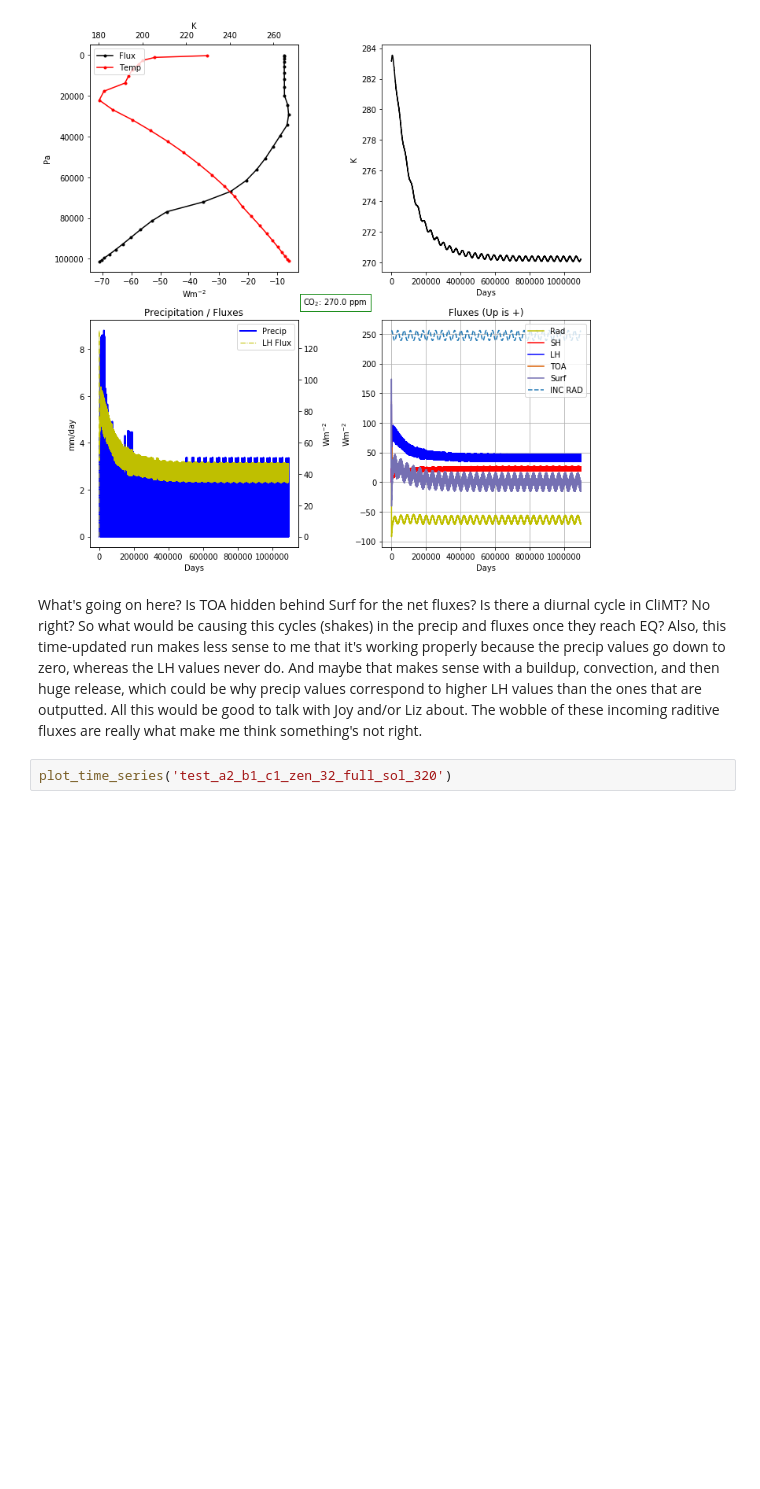
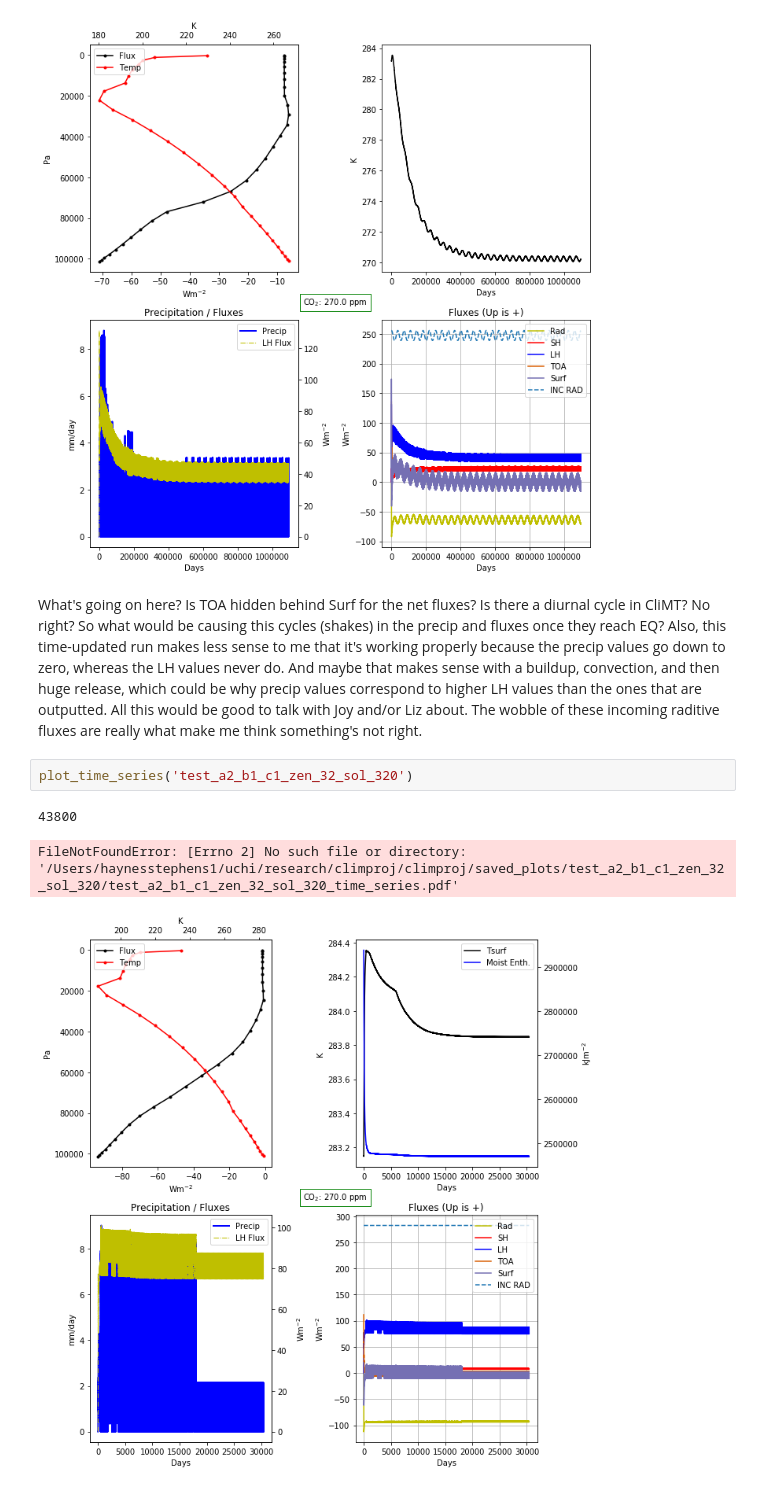
Before and after one commit to HaynesStephens/climproj, a Jupyter notebook: plots.ipynb, the cells around one changed output. Cells and saved outputs as stored; diff of their text form; blank space fills up the shorter version.

```diff
--- a/plots.ipynb
+++ b/plots.ipynb
@@ -167,4 +167,8 @@ FileNotFoundError: [Errno 2] No such file or directory: '/Users/haynesstephens1/
 What's going on here? Is TOA hidden behind Surf for the net fluxes? Is there a diurnal cycle in CliMT? No right? So what would be causing this cycles (shakes) in the precip and fluxes once they reach EQ?
 Also, this time-updated run makes less sense to me that it's working properly because the precip values go down to zero, whereas the LH values never do. And maybe that makes sense with a buildup, convection, and then huge release, which could be why precip values correspond to higher LH values than the ones that are outputted. All this would be good to talk with Joy and/or Liz about. The wobble of these incoming raditive fluxes are really what make me think something's not right.
 # %%
-plot_time_series('test_a2_b1_c1_zen_32_full_sol_320')
+plot_time_series('test_a2_b1_c1_zen_32_sol_320')
+# %% [output]
+43800
+FileNotFoundError: [Errno 2] No such file or directory: '/Users/haynesstephens1/uchi/research/climproj/climproj/saved_plots/test_a2_b1_c1_zen_32_sol_320/test_a2_b1_c1_zen_32_sol_320_time_series.pdf'
+[figure, added]
```
Also changed, not shown: 2 other files.
